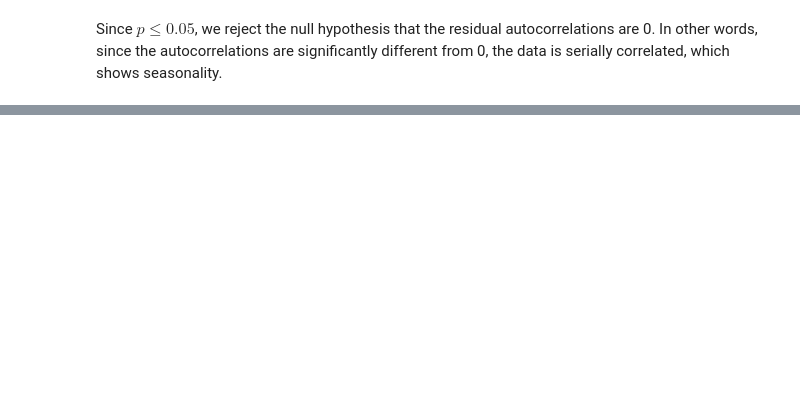
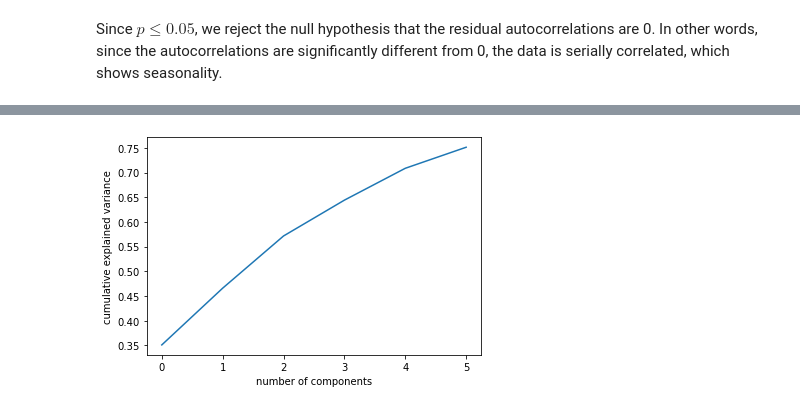
Before and after one commit to gituxedo/stat198finalproject, a Jupyter notebook: Final-Project.ipynb, the cells around one changed output, grey strips where cells are left out. Saved outputs shown, nothing was run; the diff lists cells and outputs as text; code cells hidden in the pictures; blank space fills up the shorter version.

```diff
--- a/Final-Project.ipynb
+++ b/Final-Project.ipynb
@@ -195,0 +313,5 @@ rejection_rate_df
+# %%
+df2_trim = df2_date.loc[(df2_date['Time'] >= '2000-1-1') & (df2_date['Time'] <= '2015-12-01')]
+df2_index = df2_trim.set_index('Time')
+df2_index = df2_index.drop(df2_index.columns[-1], axis=1)
+df2_index
@@ -195,0 +333,12 @@ rejection_rate_df
+# %%
+# Convert to log returns
+portfolio_log = np.log(df2_index.astype(float))
+# Stationarize
+normalized_portfolio = portfolio_log.diff().replace([np.inf, -np.inf], np.nan).dropna()
+normalized_portfolio = normalized_portfolio.sort_index()
+# %%
+# PCA
+pca_portfolio = PCA(n_components = 6)
+pca_model = pca_portfolio.fit(normalized_portfolio)
+pca_factors = pd.DataFrame(pca_model.components_).T
+pca_factors
@@ -195,0 +359,5 @@ rejection_rate_df
+# %%
+portfolio_explained_variance = pca_model.explained_variance_ratio_
+portfolio_explained_variance_df = pd.DataFrame(portfolio_explained_variance, columns = ['Explained Variance'])
+portfolio_explained_variance_df.rename(index = lambda x: 'PC'+str(x+1), inplace=True)
+portfolio_explained_variance_df
@@ -195,0 +372,6 @@ rejection_rate_df
+# %%
+plt.plot(np.cumsum(portfolio_explained_variance))
+plt.xlabel('number of components')
+plt.ylabel('cumulative explained variance');
+# %% [output]
+[figure, added]
```
Also changed, not shown: parts of 61 cells of this notebook.
